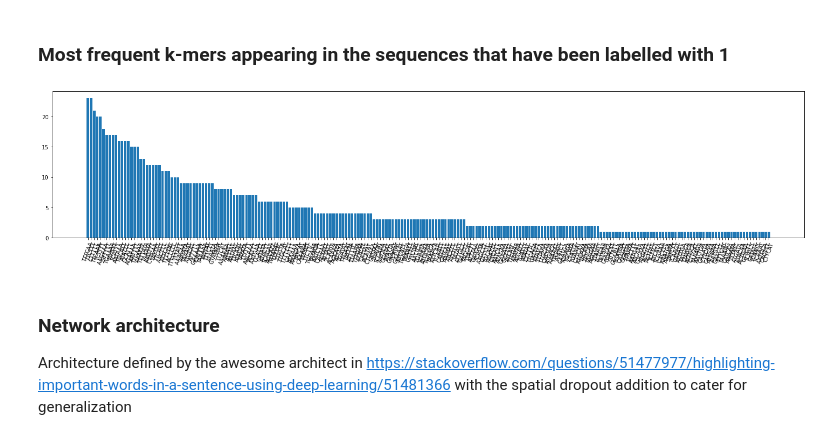
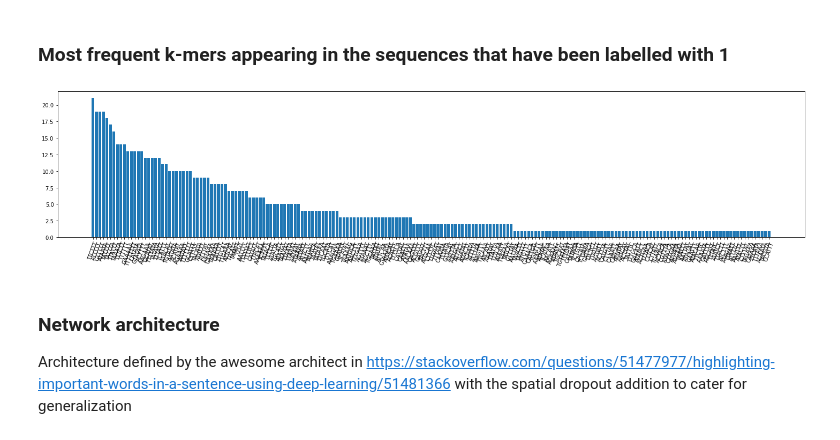
Before and after one commit to IBP-21-22/intbioproj, a Jupyter notebook: code/RNN on GloVe.ipynb, the cells around one changed output. Cells and saved outputs as stored; diff of their text form; code cells hidden in the pictures.

```diff
--- a/code/RNN on GloVe.ipynb
+++ b/code/RNN on GloVe.ipynb
@@ -10,0 +70,4 @@ USE_YAM = True
+# %%
+to_use = transform(a.fold_bkg) - transform(a['fold_bkg.1'])
+to_use.index = a.gene
+to_use.name = 'intensity'
@@ -40,9 +148,14 @@ Removing 0 rows that have negative intensity
 # %%
-fDf['logInt'] = np.log(fDf['intensity'])
-maskLog = fDf['logInt']>-20
-print(f"Removing {sum(~maskLog)} rows that have outliers log Intensity values <= -20")
-fDf = fDf[fDf['logInt']>-20]
-tokenized = [x for m,x in zip(maskLog, tokenized) if m]
-y = fDf['logInt'].copy()
+mask = ~fDf['intensity'].isnull()
+fDf = fDf[mask]
+tokenized = [x for m,x in zip(mask, tokenized) if m]
+# fDf['logInt'] = np.log(fDf['intensity'])
+# maskLog = fDf['logInt']>-20
+# print(f"Removing {sum(~maskLog)} rows that have outliers log Intensity values <= -20")
+# fDf = fDf[fDf['logInt']>-20]
+# tokenized = [x for m,x in zip(maskLog, tokenized) if m]
+# y = fDf['logInt'].copy()
+
+y = fDf['intensity'].copy()
 len(fDf), len(tokenized)
 # %% [output]
@@ -90,7 +202,7 @@ def create_models():
     dropout = SpatialDropout1D(0.2)(embs)
     # Run LSTM on these vectors and return output on each timestep
     # Output shape is (None,5)
-    lstm = Bidirectional(LSTM(32, return_sequences=True))(dropout)
+    lstm = Bidirectional(LSTM(10, return_sequences=True))(dropout)
     ##Attention Block
     #Transform each timestep into 1 value (attention_value)
     # Output shape is (None,1)
@@ -164,22 +276,27 @@ if TRAIN:
     seq_len
 # %%
 if TRAIN:
-    padded = pad_sequences(x_train,seq_len,value=-1)
+    model,model_with_attention_output = create_models()
+    padded = pad_sequences(x,seq_len,value=-1)
 
     # Create a callback that saves the model's weights
-    cp_callback = tf.keras.callbacks.ModelCheckpoint(filepath=checkpoint_path,
+
+    ts_callback = tf.keras.callbacks.ModelCheckpoint(filepath=checkpoint_path + '_train',
+                                                     save_weights_only=True,save_best_only=True,
+                                                     monitor='accuracy',
+                                                     verbose=1)
+    vs_callback = tf.keras.callbacks.ModelCheckpoint(filepath=checkpoint_path + '_val',
                                                      save_weights_only=True,save_best_only=True,
                                                      monitor='val_accuracy',
                                                      verbose=1)
     es_callback = tf.keras.callbacks.EarlyStopping(
-        monitor='val_loss', min_delta=0, patience=10, verbose=0,
+        monitor='val_loss', min_delta=0, patience=30, verbose=0,
         mode='auto', baseline=None, restore_best_weights=False
     )
     history = model.fit(
-    #     constant([np.array(t) for t in x_train],dtype='int16'),
         padded,
-        np.array(y_train),
+        np.array(y_bin),
         batch_size=32, epochs=1000,
-        callbacks=[cp_callback, es_callback],
+        callbacks=[vs_callback, ts_callback, es_callback],
         validation_data=(constant([np.array(t) for t in x_valid],dtype='int16'),
-        np.array(y_valid)))
+        np.array(y_valid)),validation_batch_size=int(0.1 * y_bin.size))
@@ -308,13 +445,13 @@ top10i0 = np.array([np.argsort(-np.array(x).ravel(),)[:10] for x,f in zip(words_
 ### Most frequent k-mers appearing in the sequences that have been labelled with 1
 # %%
 plt.figure(figsize=(25,5))
-top1i1bins = np.bincount(top10i1[:,0])
+top1i1bins = np.bincount([x[0] for x in top10i1])
 top1i1inds = np.argsort(-top1i1bins)
 top1i1inds = top1i1inds[top1i1bins[top1i1inds]>0]
 plt.bar(np.array(embedding_keys)[top1i1inds], top1i1bins[top1i1inds],)
 _=plt.xticks(rotation=70)
 # %% [output]
-[figure, old version]
+[figure, new version]
 # %% [markdown]
 ### Network architecture
 Architecture defined by the awesome architect in https://stackoverflow.com/questions/51477977/highlighting-important-words-in-a-sentence-using-deep-learning/51481366 with the spatial dropout addition to cater for generalization
```
Also changed, not shown: parts of 29 cells of this notebook, 9 other files.
